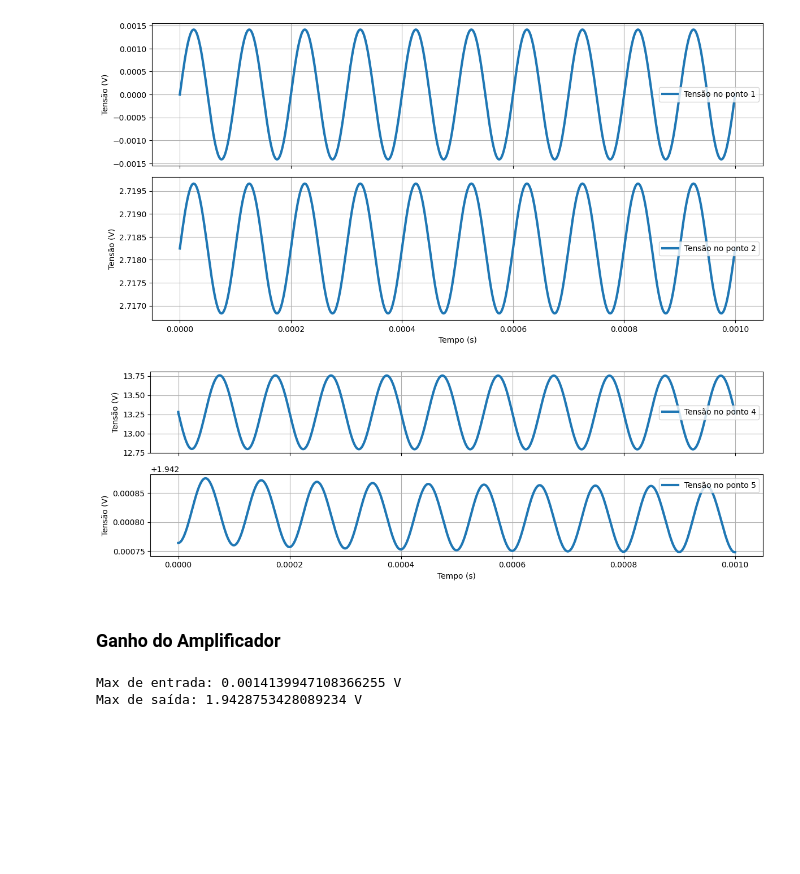
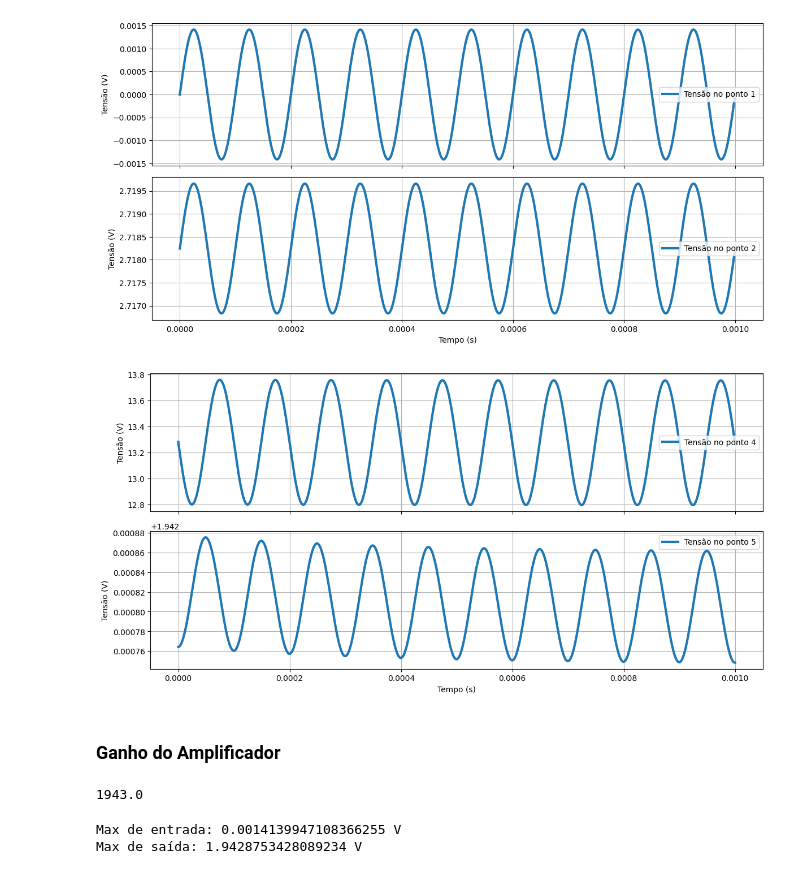
Before and after one commit to Miguel-mmf/smart-automation, a Jupyter notebook: ava03/pt1/p1_analise_circuito.ipynb, the cells around one changed output. Saved outputs shown, nothing was run; the diff lists cells and outputs as text; code cells hidden in the pictures; blank space fills up the shorter version.

Commit message:
ajustes das imagens para a ava03 pt1

```diff
--- a/ava03/pt1/p1_analise_circuito.ipynb
+++ b/ava03/pt1/p1_analise_circuito.ipynb
@@ -168,28 +171,28 @@ plt.savefig(
 # %% [output]
 [figure]
 # %%
-figure, axs = plt.subplots(2,1, figsize=(12, 4), sharex=True)
+figure, axs = plt.subplots(2,1, figsize=(12, 6), sharex=True)
 axs[0].plot(aux.time, aux['4'], label='Tensão no ponto 4', linewidth=3)
 axs[1].plot(aux.time, aux['5'], label='Tensão no ponto 5', linewidth=3)
 
 axs[0].set_ylabel('Tensão (V)')
 axs[1].set_ylabel('Tensão (V)')
 axs[1].set_xlabel('Tempo (s)')
 axs[0].legend()
 axs[1].legend()
 axs[0].grid()
 axs[1].grid()
 
 plt.tight_layout()
 plt.savefig(
     './images/tensoes_45.png',
     dpi=300,
 )
 plt.savefig(
     './images/tensoes_45.pdf',
     dpi=300,
 )
 # %% [output]
-[figure, old version]
+[figure, new version]
 # %% [markdown]
 ### Ganho do Amplificador
@@ -196,3 +201,18 @@ plt.savefig(
+# %%
+calc_gain_circuit(
+    Vin=22,
+    Vs=1,
+    f=10,
+    R1=56,
+    R2=8.2,
+    RC=6.8,
+    RE=1.5,
+    C=10,
+    CE=20,
+    type='DC'
+)
+# %% [output]
+1943.0
 # %%
 max_saida = float(max(aux['5']))
 max_entrada = float(max(aux['1']))
```
Also changed, not shown: parts of 3 cells of this notebook, 20 other files.
